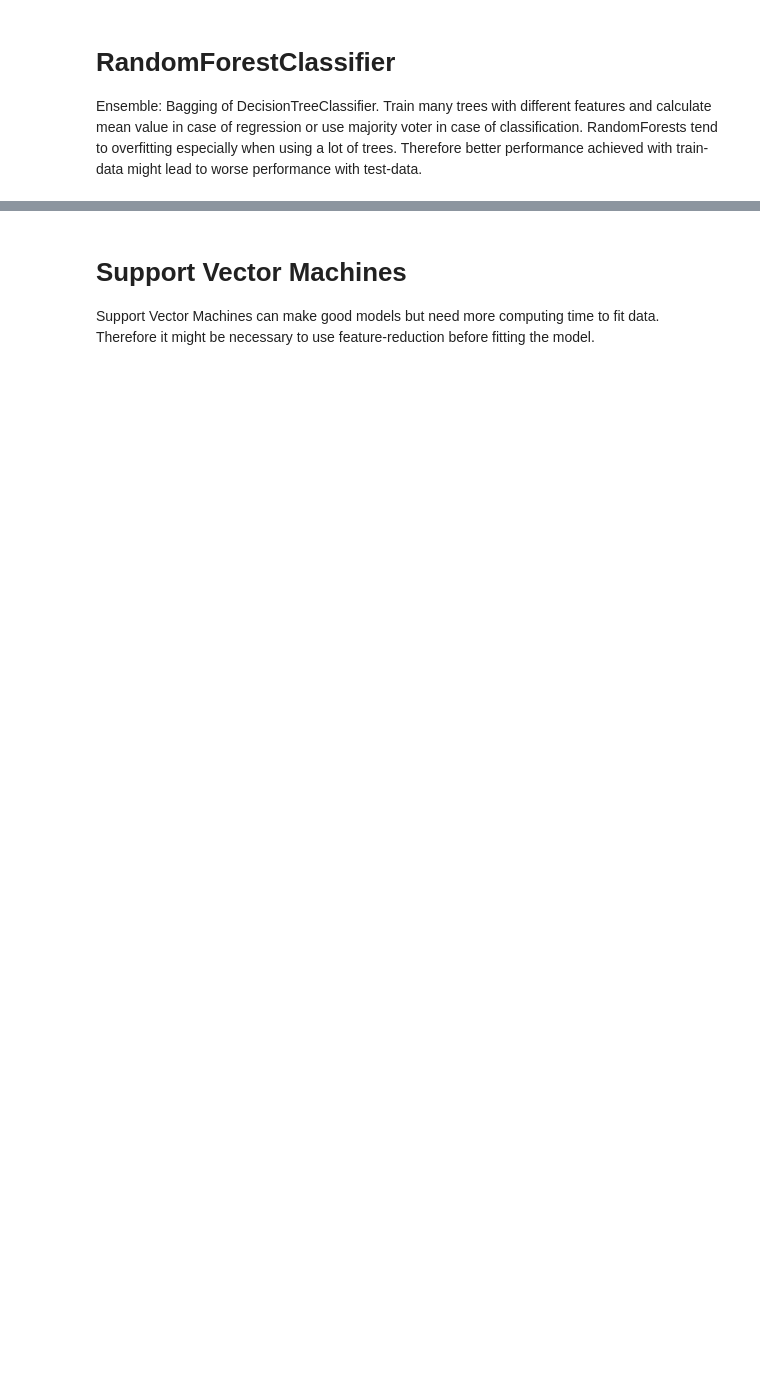
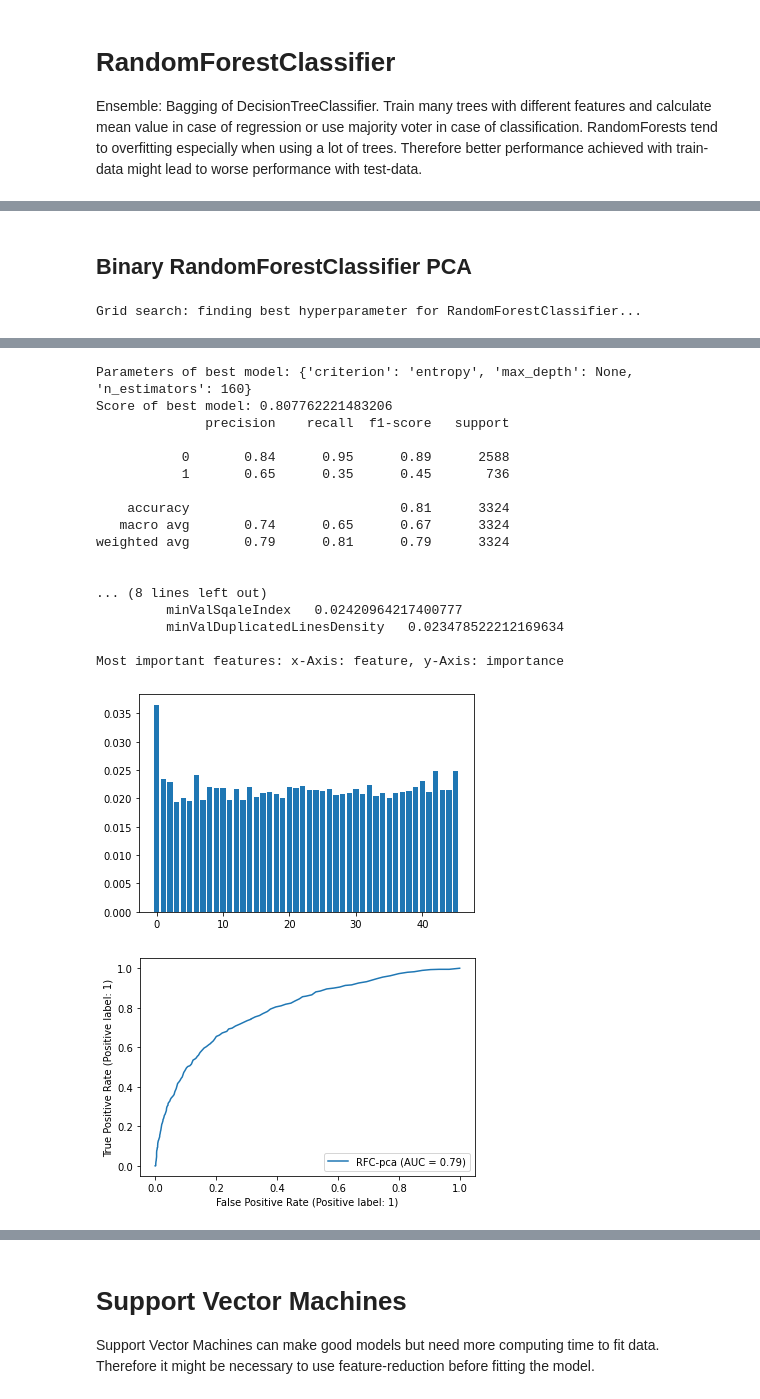
Before and after one commit to penguinsAreFunny/bugFinder-machineLearning, a Jupyter notebook: src/main.ipynb, the cells around one changed output, grey strips where cells are left out. Cells and saved outputs as stored; diff of their text form; code cells hidden in the pictures; blank space fills up the shorter version.

```diff
--- a/src/main.ipynb
+++ b/src/main.ipynb
@@ -80,22 +85,42 @@ Now you do not know what the feature´s semantic is though.
 x = np.array(dataset.data[:])
 y = (np.array(dataset.target)).ravel() # make 1d-Array
 
+y_binary = np.copy(y)
+for idx, val in np.ndenumerate(y_binary):
+    if(val > 1):
+        y_binary[idx] = 1
+
+
 # Standardized
-scaler = StandardScaler()
-scaler.fit(dataset.data)
-x_standardized = scaler.transform(x)
+standard_scaler = StandardScaler()
+standard_scaler.fit(dataset.data)
+x_standardized = standard_scaler.transform(x)
+
+# Min-Max-Scaler: normalisation
+min_max_scaler = MinMaxScaler()
+min_max_scaler.fit(dataset.data)
+x_normalized = min_max_scaler.transform(x)
 
 # PCA
 x_pca = pca_wrapper.pca(x_standardized, 0.98)
 
 # Split into train and test data
 x_train, x_test, y_train, y_test = train_test_split(x, y, test_size=0.3, random_state=42)
+x_train_binary, x_test_binary, y_train_binary, y_test_binary = train_test_split(x, y_binary, test_size=0.3, random_state=42)
 x_train_standardized, x_test_standardized, y_train_standardized, y_test_standardized = train_test_split(x_standardized, y, test_size=0.30, random_state=42)
+x_train_normalized, x_test_normalized, y_train_normalized, y_test_normalized = train_test_split(x_normalized, y, test_size=0.3, random_state=42)
+x_train_binary_standardized, x_test_binary_standardized, y_train_binary_standardized, y_test_binary_standardized = train_test_split(x_standardized, y_binary, test_size=0.30, random_state=42)
+x_train_binary_normalized, x_test_binary_normalized, y_train_binary_normalized, y_test_binary_normalized = train_test_split(x_normalized, y_binary, test_size=0.3, random_state=42)
 x_train_pca, x_test_pca, y_train_pca, y_test_pca = train_test_split(x_pca, y, test_size=0.30, random_state=42)
+x_train_binary_pca, x_test_binary_pca, y_train_binary_pca, y_test_binary_pca = train_test_split(x_pca, y_binary, test_size=0.30, random_state=42)
 
 # Generate DataFrame from test and train set as it is needed for h2o
 df_train = pd.DataFrame(data=np.c_[y_train, x_train], columns=dataset.targetNames + dataset.featureNames)
 df_test = pd.DataFrame(data=np.c_[y_test, x_test], columns=dataset.targetNames + dataset.featureNames)
+df_pca_train = pd.DataFrame(data=np.c_[y_train_pca, x_train_pca], columns=dataset.targetNames + [idx for idx, val in enumerate(x_test_pca[0])])
+df_pca_test = pd.DataFrame(data=np.c_[y_test_pca, x_test_pca], columns=dataset.targetNames + [idx for idx, val in enumerate(x_test_pca[0])])
+df_train_binary = pd.DataFrame(data=np.c_[y_train_binary, x_train_binary], columns=dataset.targetNames + dataset.featureNames)
+df_test_binary = pd.DataFrame(data=np.c_[y_test_binary, x_test_binary], columns=dataset.targetNames + dataset.featureNames)
 # %% [output]
 Sum of Explained Variance Ratio: 0 with: 0 components.
 Sum of Explained Variance Ratio: 0.2339 with: 1 components.
@@ -217,0 +277,11 @@ Most important features: x-Axis: feature, y-Axis: importance
+# %% [markdown]
+## Binary RandomForestClassifier PCA
+# %%
+brfc_pca_model = rfc.model(x_train_binary_pca, y_train_binary_pca) # if weird OS bug occures: n_jobs = -1 might not be working
+eval.evaluate(brfc_pca_model, x_test_binary_pca, y_test_binary_pca, dataset.featureNames)
+
+# Compute ROC curve and AUC
+rfc_disp = RocCurveDisplay.from_estimator(brfc_pca_model, x_test_binary_pca, y_test_binary_pca, name="RFC-pca")
+plt.show()
+# %% [output]
+Grid search: finding best hyperparameter for RandomForestClassifier...
@@ -217,0 +290,19 @@ Most important features: x-Axis: feature, y-Axis: importance
+Parameters of best model: {'criterion': 'entropy', 'max_depth': None, 'n_estimators': 160}
+Score of best model: 0.807762221483206
+              precision    recall  f1-score   support
+
+           0       0.84      0.95      0.89      2588
+           1       0.65      0.35      0.45       736
+
+    accuracy                           0.81      3324
+   macro avg       0.74      0.65      0.67      3324
+weighted avg       0.79      0.81      0.79      3324
+
+
+... (8 lines left out)
+         minValSqaleIndex   0.02420964217400777
+         minValDuplicatedLinesDensity   0.023478522212169634
+
+Most important features: x-Axis: feature, y-Axis: importance
+[figure, added]
+[figure, added]
```
Also changed, not shown: parts of 51 cells of this notebook, 16 other files.
